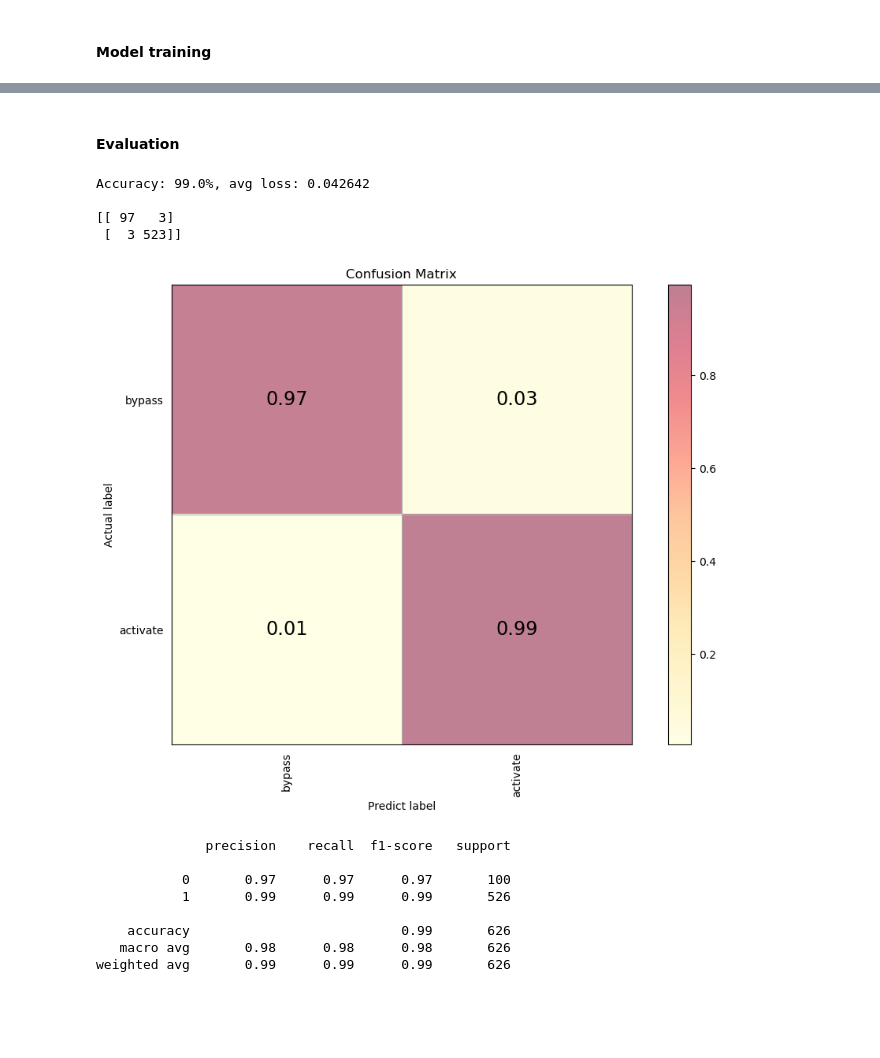
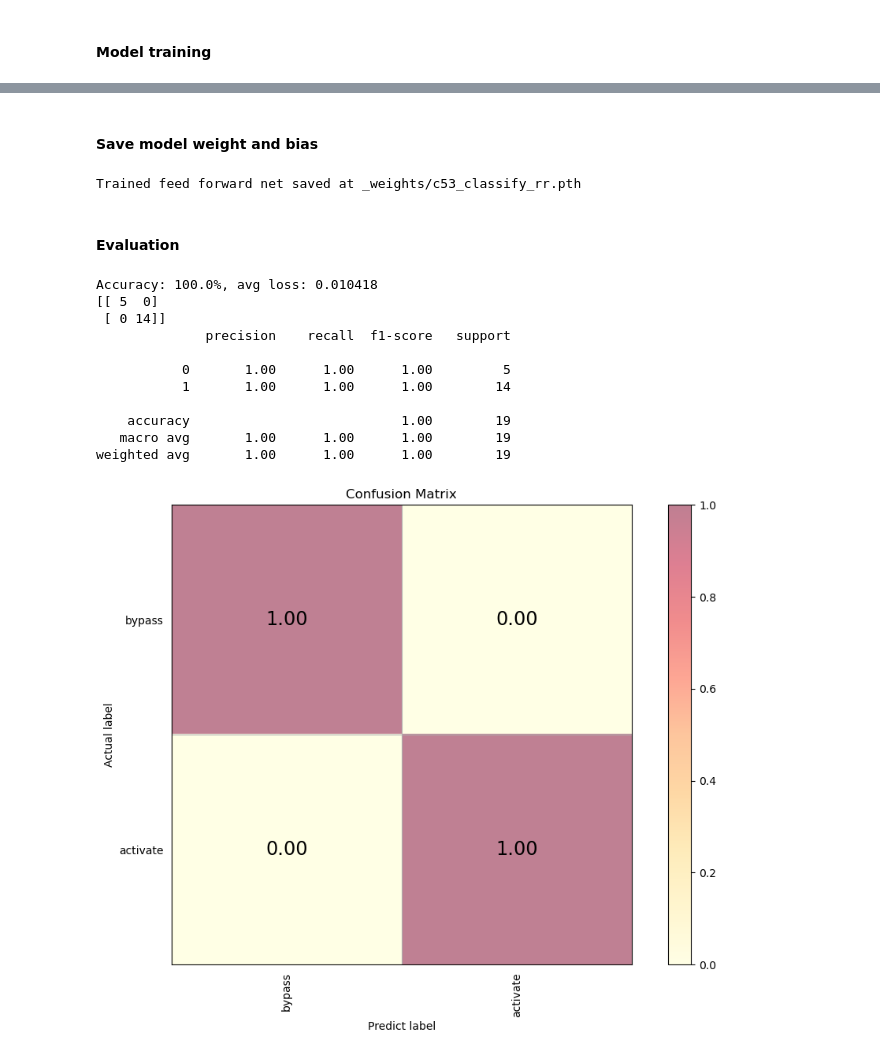
Before and after one commit to DCisHurt/Guitar-MIR, a Jupyter notebook: ex1_distortion_classification.ipynb, the cells around one changed output, grey strips where cells are left out. Drawn from its saved outputs; the diff is of its cells as text; code cells hidden in the pictures; blank space fills up the shorter version.

```diff
--- a/ex1_distortion_classification.ipynb
+++ b/ex1_distortion_classification.ipynb
@@ -69,7 +83,7 @@ Shape of signal: torch.Size([1, 64, 64])
 # %%
 from src.classifier import train
 
-BATCH_SIZE = 128
+BATCH_SIZE = round(len(fxData) / 200)
 
 split_ratio = [0.8, 0.1, 0.1]
 train_set, test_set, val_set = torch.utils.data.random_split(fxData, lengths=split_ratio)
@@ -81,18 +95,15 @@ val_dataloader = train.create_data_loader(val_set, BATCH_SIZE)
 #### Model training
 # %%
 from src.classifier import model
+from torch import nn
 
-LEARNING_RATE = 0.0005
+LEARNING_RATE = 0.0002
 EPOCHS = 10
-
-WEIGHTS_DIR = "_weights/"
-WEIGHTS_FILE = os.path.join(WEIGHTS_DIR, "c53_classify_rv.pth")
-
-if not os.path.exists('%s' % WEIGHTS_DIR):
-    os.makedirs('%s' % WEIGHTS_DIR)
 
 # construct model and assign it to device
 cnn = model.SingleClassifier().to(device)
+
+log_writer.add_graph(cnn, signal.unsqueeze_(0))
 
 # initialise loss funtion + optimiser
 loss_fn = nn.BCEWithLogitsLoss()
@@ -105,11 +116,8 @@ train.train(cnn,
             loss_fn,
             optimiser,
             device,
+            log_writer,
             EPOCHS,
             mode="single")
-
-# save model
-torch.save(cnn.state_dict(), WEIGHTS_FILE)
-print("Trained feed forward net saved at %s" %(WEIGHTS_FILE))
 # %% [output]
 Epoch 1
@@ -132,40 +140,55 @@ KeyboardInterrupt:
+# %% [markdown]
+#### Save model weight and bias
+# %%
+WEIGHTS_DIR = "_weights/"
+WEIGHTS_FILE = os.path.join(WEIGHTS_DIR, EXPERIMENT_NAME + ".pth")
+
+if not os.path.exists('%s' % WEIGHTS_DIR):
+    os.makedirs('%s' % WEIGHTS_DIR)
+
+# save model
+torch.save(cnn.state_dict(), WEIGHTS_FILE)
+print("Trained feed forward net saved at %s" %(WEIGHTS_FILE))
+# %% [output]
+Trained feed forward net saved at _weights/c53_classify_rr.pth
 # %% [markdown]
 #### Evaluation
 # %%
 from sklearn.metrics import confusion_matrix, classification_report
 from src.util import plot_confusion_matrix
 
 labels_ID = ['bypass', 'activate']
 
 cnn = model.SingleClassifier().to(device)
 
 state_dict = torch.load(WEIGHTS_FILE)
 cnn.load_state_dict(state_dict)
 
-log = train.test(cnn, val_dataloader, device, mode="single")
+_, _, log = train.test(cnn, val_dataloader, device, mode="single")
 
 expected = []
 predicted = []
 for index, data in enumerate(log):
     predicted.append(data[1])
     expected.append(data[2])
 
 mat_con = confusion_matrix(y_true=expected, y_pred=predicted)
 print(mat_con)
-plot_confusion_matrix(mat_con, title='Confusion Matrix', classes=labels_ID)
+print(classification_report(expected, predicted))
 
-print(classification_report(expected, predicted))
+log_writer.add_figure("Confusion Matrix", plot_confusion_matrix(mat_con, title='Confusion Matrix', classes=labels_ID))
+
+log_writer.close()
 # %% [output]
-Accuracy: 99.0%, avg loss: 0.042642
+Accuracy: 100.0%, avg loss: 0.010418
+[[ 5  0]
+ [ 0 14]]
+              precision    recall  f1-score   support
 
-[[ 97   3]
- [  3 523]]
+           0       1.00      1.00      1.00         5
+           1       1.00      1.00      1.00        14
+
+    accuracy                           1.00        19
+   macro avg       1.00      1.00      1.00        19
+weighted avg       1.00      1.00      1.00        19
-[figure, old version]
+[figure, new version]
-              precision    recall  f1-score   support
-
-           0       0.97      0.97      0.97       100
-           1       0.99      0.99      0.99       526
-
-    accuracy                           0.99       626
-   macro avg       0.98      0.98      0.98       626
-weighted avg       0.99      0.99      0.99       626
```
Also changed, not shown: parts of 5 cells of this notebook, 7 other files.
